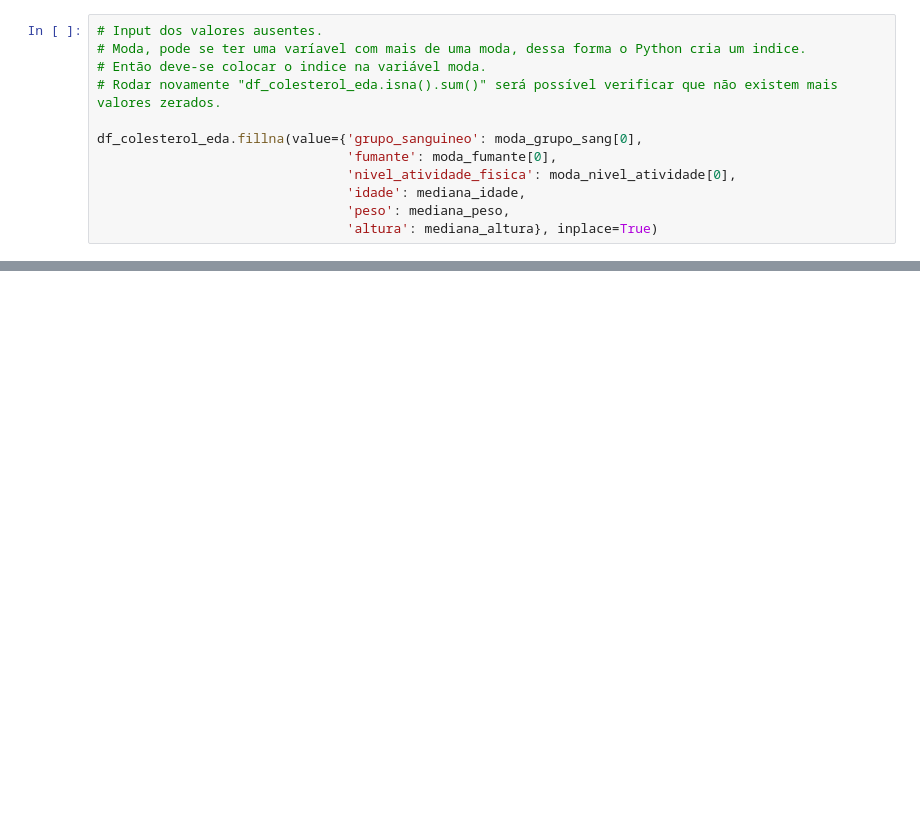
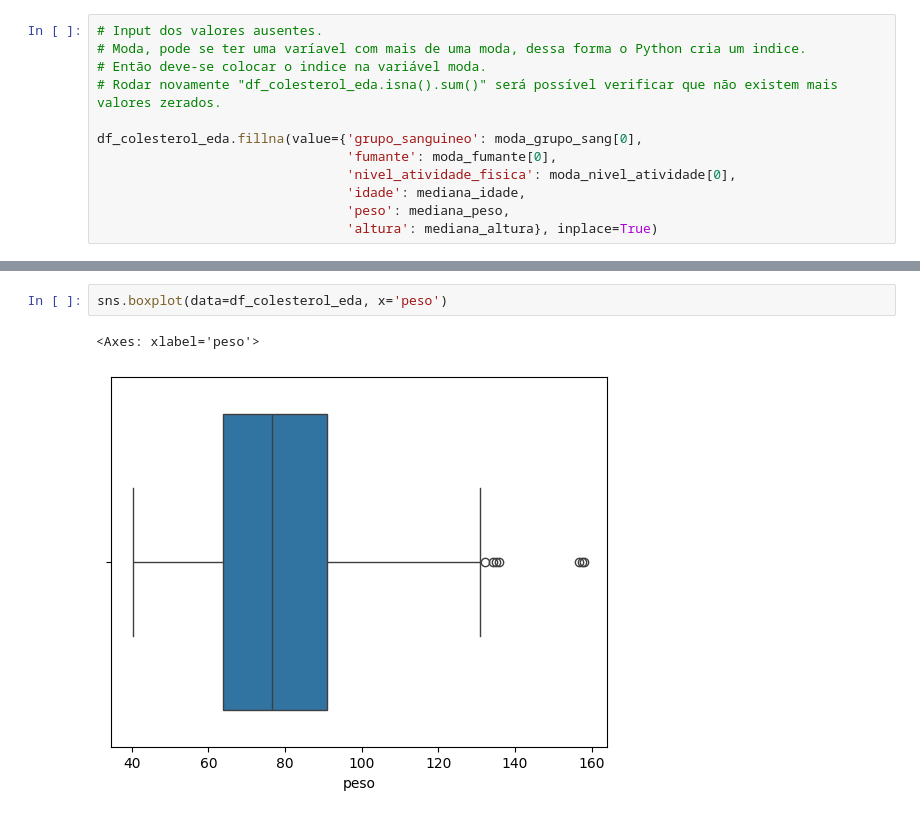
Before and after one commit to HikaroRibeiro/modelo_colesterol, a Jupyter notebook: modelo_colesterol.ipynb, the cells around one changed output, grey strips where cells are left out. Cells and saved outputs as stored; diff of their text form; blank space fills up the shorter version.

```diff
--- a/modelo_colesterol.ipynb
+++ b/modelo_colesterol.ipynb
@@ -131,0 +177,5 @@ df_colesterol_eda.fillna(value={'grupo_sanguineo': moda_grupo_sang[0],
+# %%
+sns.boxplot(data=df_colesterol_eda, x='peso')
+# %% [output]
+<Axes: xlabel='peso'>
+[figure, added]
```
Also changed, not shown: parts of 10 cells of this notebook.
